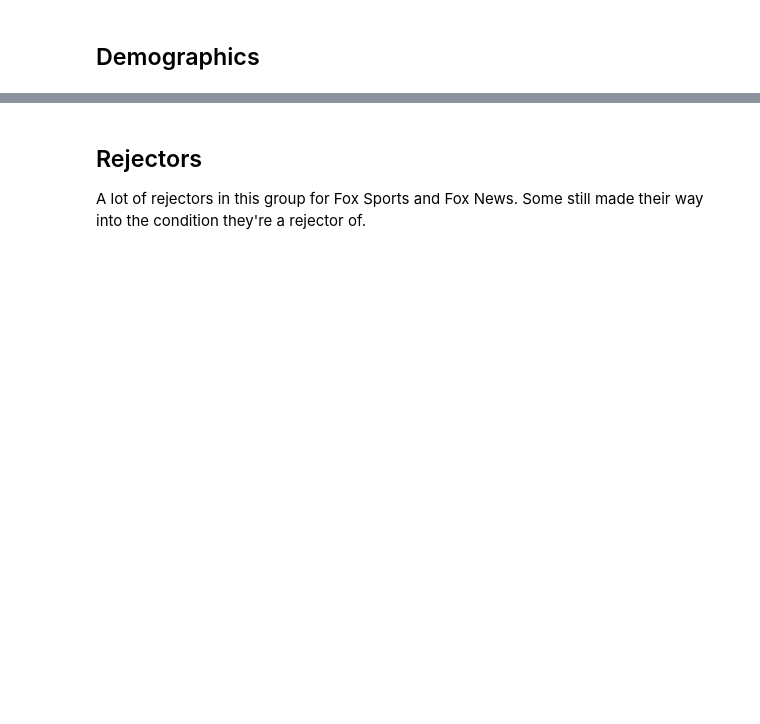
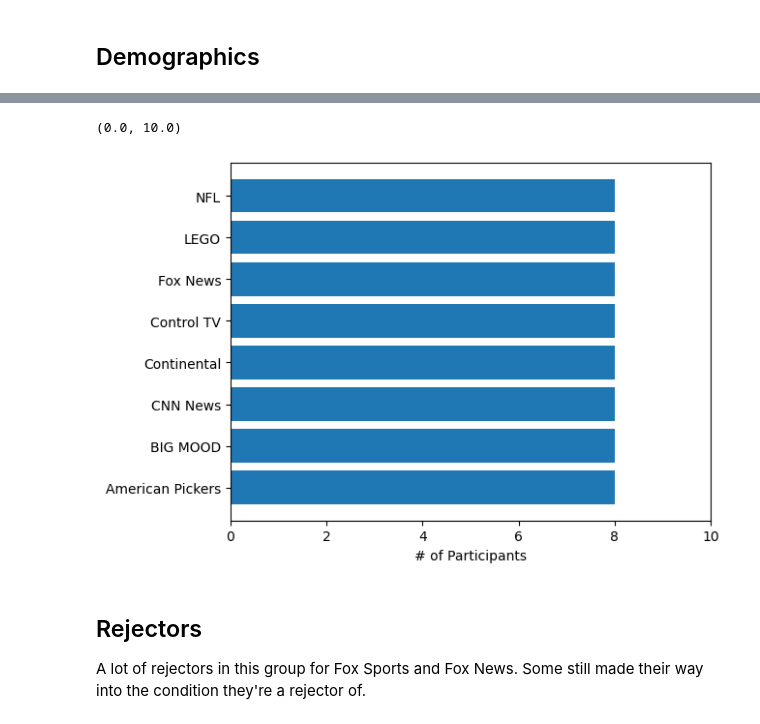
Before and after one commit to drjyun/Fox, a Jupyter notebook: surveys.ipynb, the cells around one changed output, grey strips where cells are left out. Cells and saved outputs as stored; diff of their text form; code cells hidden in the pictures; blank space fills up the shorter version.

```diff
--- a/surveys.ipynb
+++ b/surveys.ipynb
@@ -57,3 +63,16 @@ demos.groupby('Cond').agg({
+# %%
+demo_sum_flat = pd.DataFrame(demo_sum.to_records())
+#plt.bar(demo_sum_flat.iloc[:,1], demo_sum_flat['Cond'])
+#plt.xticks(rotation=90)
+#plt.xlabel('# of Participants')
+
+fix, ax = plt.subplots()
+hbars = ax.barh(demo_sum_flat.loc[demo_sum_flat["Cond"]!='Control Smartphone', "Cond"], demo_sum_flat.iloc[-4,1])
+ax.set_xlabel('# of Participants')
+ax.set_xlim(right=10)
+# %% [output]
+(0.0, 10.0)
+[figure, added]
 # %% [markdown]
 ## Rejectors
 A lot of rejectors in this group for Fox Sports and Fox News. Some still made their way into the condition they're a rejector of.
```
Also changed, not shown: parts of 13 cells of this notebook.
